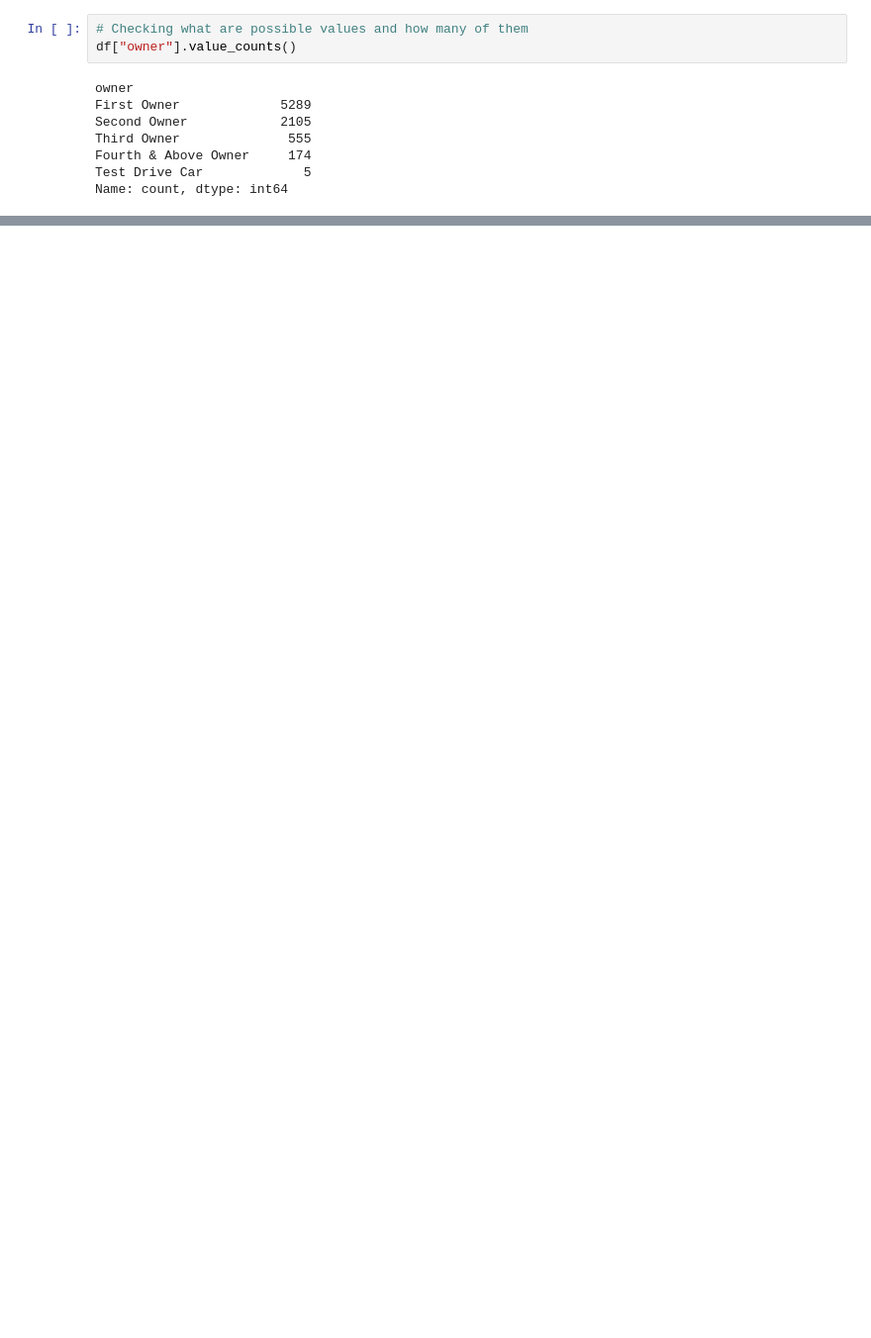
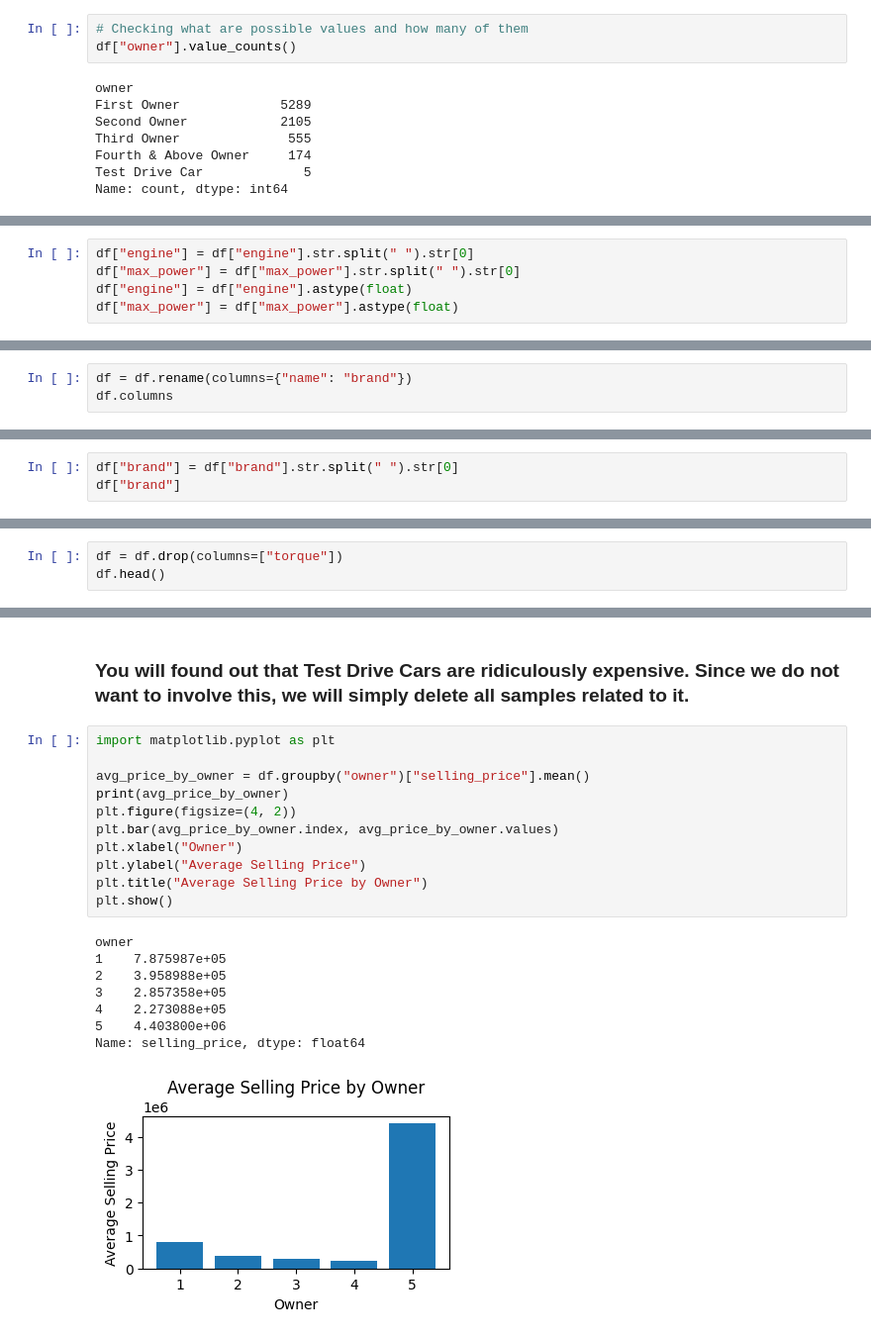
Before and after one commit to Phyke/AT82.03-ML-Car-Price-Prediction, a Jupyter notebook: train_model.ipynb, the cells around one changed output, grey strips where cells are left out. Shown at 99% size. Saved outputs shown, nothing was run; the diff lists cells and outputs as text; blank space fills up the shorter version.

```diff
--- a/train_model.ipynb
+++ b/train_model.ipynb
@@ -157,0 +118,5 @@ Name: mileage, Length: 8033, dtype: float64
+# %%
+df["engine"] = df["engine"].str.split(" ").str[0]
+df["max_power"] = df["max_power"].str.split(" ").str[0]
+df["engine"] = df["engine"].astype(float)
+df["max_power"] = df["max_power"].astype(float)
@@ -157,0 +144,3 @@ Name: mileage, Length: 8033, dtype: float64
+# %%
+df = df.rename(columns={"name": "brand"})
+df.columns
@@ -157,0 +152,3 @@ Name: mileage, Length: 8033, dtype: float64
+# %%
+df["brand"] = df["brand"].str.split(" ").str[0]
+df["brand"]
@@ -157,0 +190,3 @@ Name: mileage, Length: 8033, dtype: float64
+# %%
+df = df.drop(columns=["torque"])
+df.head()
@@ -157,0 +216,22 @@ Name: mileage, Length: 8033, dtype: float64
+# %% [markdown]
+### You will found out that Test Drive Cars are ridiculously expensive. Since we do not want to involve this, we will simply delete all samples related to it.
+# %%
+import matplotlib.pyplot as plt
+
+avg_price_by_owner = df.groupby("owner")["selling_price"].mean()
+print(avg_price_by_owner)
+plt.figure(figsize=(4, 2))
+plt.bar(avg_price_by_owner.index, avg_price_by_owner.values)
+plt.xlabel("Owner")
+plt.ylabel("Average Selling Price")
+plt.title("Average Selling Price by Owner")
+plt.show()
+# %% [output]
+owner
+1    7.875987e+05
+2    3.958988e+05
+3    2.857358e+05
+4    2.273088e+05
+5    4.403800e+06
+Name: selling_price, dtype: float64
+[figure, added]
```
Also changed, not shown: parts of 114 cells of this notebook, 4 other files.
